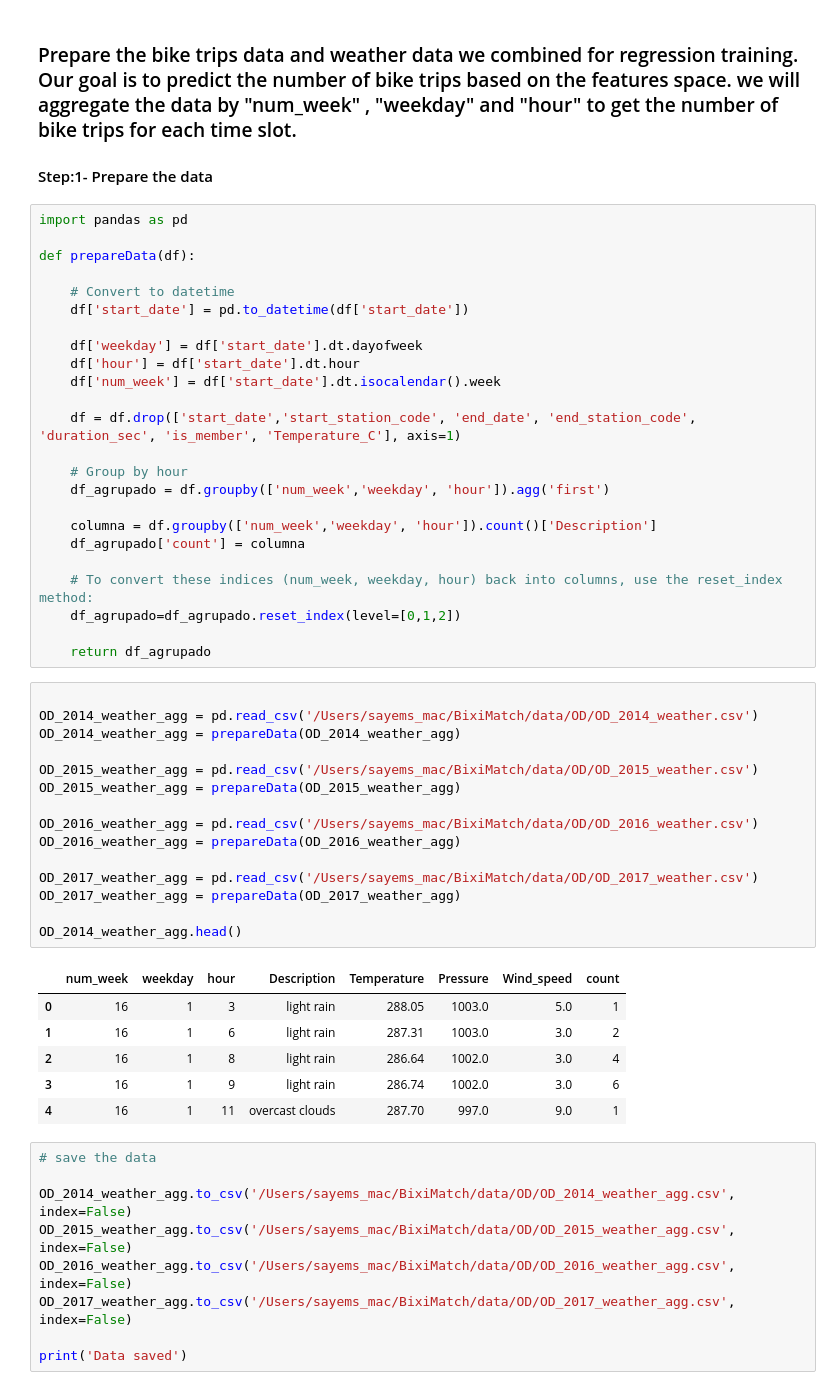
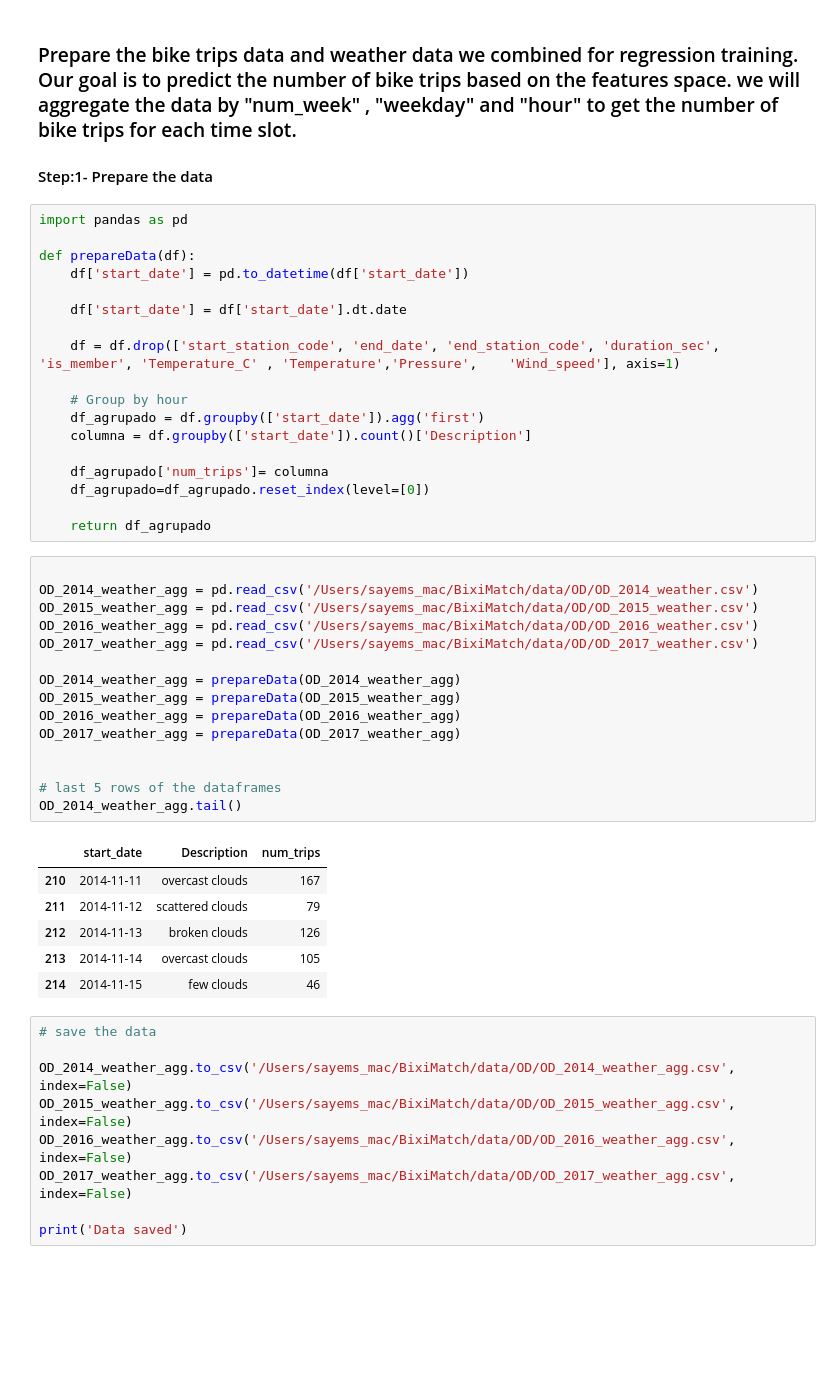
Before and after one commit to sayemomer/BixiMatch, a Jupyter notebook: notebooks/training_preprocessing_and_train.ipynb, the cells around one changed output. Drawn from its saved outputs; the diff is of its cells as text; blank space fills up the shorter version.

```diff
--- a/notebooks/training_preprocessing_and_train.ipynb
+++ b/notebooks/training_preprocessing_and_train.ipynb
@@ -6,48 +6,42 @@
 import pandas as pd
 
 def prepareData(df):
-
-    # Convert to datetime
     df['start_date'] = pd.to_datetime(df['start_date'])
 
-    df['weekday'] = df['start_date'].dt.dayofweek
-    df['hour'] = df['start_date'].dt.hour
-    df['num_week'] = df['start_date'].dt.isocalendar().week
+    df['start_date'] = df['start_date'].dt.date
 
-    df = df.drop(['start_date','start_station_code', 'end_date', 'end_station_code', 'duration_sec', 'is_member', 'Temperature_C'], axis=1)
+    df = df.drop(['start_station_code', 'end_date', 'end_station_code', 'duration_sec', 'is_member', 'Temperature_C' , 'Temperature','Pressure',	'Wind_speed'], axis=1)
 
     # Group by hour
-    df_agrupado = df.groupby(['num_week','weekday', 'hour']).agg('first')
+    df_agrupado = df.groupby(['start_date']).agg('first')
+    columna = df.groupby(['start_date']).count()['Description']
 
-    columna = df.groupby(['num_week','weekday', 'hour']).count()['Description']
-    df_agrupado['count'] = columna
-
-    # To convert these indices (num_week, weekday, hour) back into columns, use the reset_index method:
-    df_agrupado=df_agrupado.reset_index(level=[0,1,2])
+    df_agrupado['num_trips']= columna
+    df_agrupado=df_agrupado.reset_index(level=[0])
 
     return df_agrupado
 # %%
 
 OD_2014_weather_agg = pd.read_csv('/Users/sayems_mac/BixiMatch/data/OD/OD_2014_weather.csv')
+OD_2015_weather_agg = pd.read_csv('/Users/sayems_mac/BixiMatch/data/OD/OD_2015_weather.csv')
+OD_2016_weather_agg = pd.read_csv('/Users/sayems_mac/BixiMatch/data/OD/OD_2016_weather.csv')
+OD_2017_weather_agg = pd.read_csv('/Users/sayems_mac/BixiMatch/data/OD/OD_2017_weather.csv')
+
 OD_2014_weather_agg = prepareData(OD_2014_weather_agg)
-
-OD_2015_weather_agg = pd.read_csv('/Users/sayems_mac/BixiMatch/data/OD/OD_2015_weather.csv')
 OD_2015_weather_agg = prepareData(OD_2015_weather_agg)
-
-OD_2016_weather_agg = pd.read_csv('/Users/sayems_mac/BixiMatch/data/OD/OD_2016_weather.csv')
 OD_2016_weather_agg = prepareData(OD_2016_weather_agg)
-
-OD_2017_weather_agg = pd.read_csv('/Users/sayems_mac/BixiMatch/data/OD/OD_2017_weather.csv')
 OD_2017_weather_agg = prepareData(OD_2017_weather_agg)
 
-OD_2014_weather_agg.head()
+
+# last 5 rows of the dataframes
+OD_2014_weather_agg.tail()
 # %% [output]
-|  | num_week | weekday | hour | Description | Temperature | Pressure | Wind_speed | count |
-| 0 | 16 | 1 | 3 | light rain | 288.05 | 1003.0 | 5.0 | 1 |
-| 1 | 16 | 1 | 6 | light rain | 287.31 | 1003.0 | 3.0 | 2 |
-| 2 | 16 | 1 | 8 | light rain | 286.64 | 1002.0 | 3.0 | 4 |
-| 3 | 16 | 1 | 9 | light rain | 286.74 | 1002.0 | 3.0 | 6 |
-| 4 | 16 | 1 | 11 | overcast clouds | 287.70 | 997.0 | 9.0 | 1 |
+|  | start_date | Description | num_trips |
+| 210 | 2014-11-11 | overcast clouds | 167 |
+| 211 | 2014-11-12 | scattered clouds | 79 |
+| 212 | 2014-11-13 | broken clouds | 126 |
+| 213 | 2014-11-14 | overcast clouds | 105 |
+| 214 | 2014-11-15 | few clouds | 46 |
 # %%
 # save the data
 
```
Also changed, not shown: parts of 11 cells of this notebook, 6 other files.
